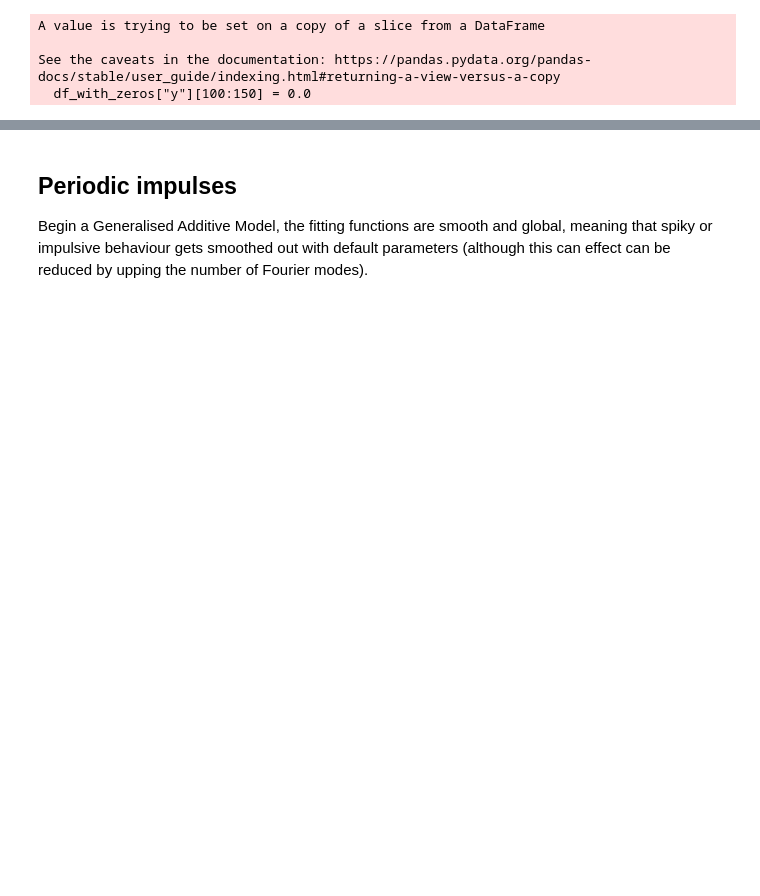
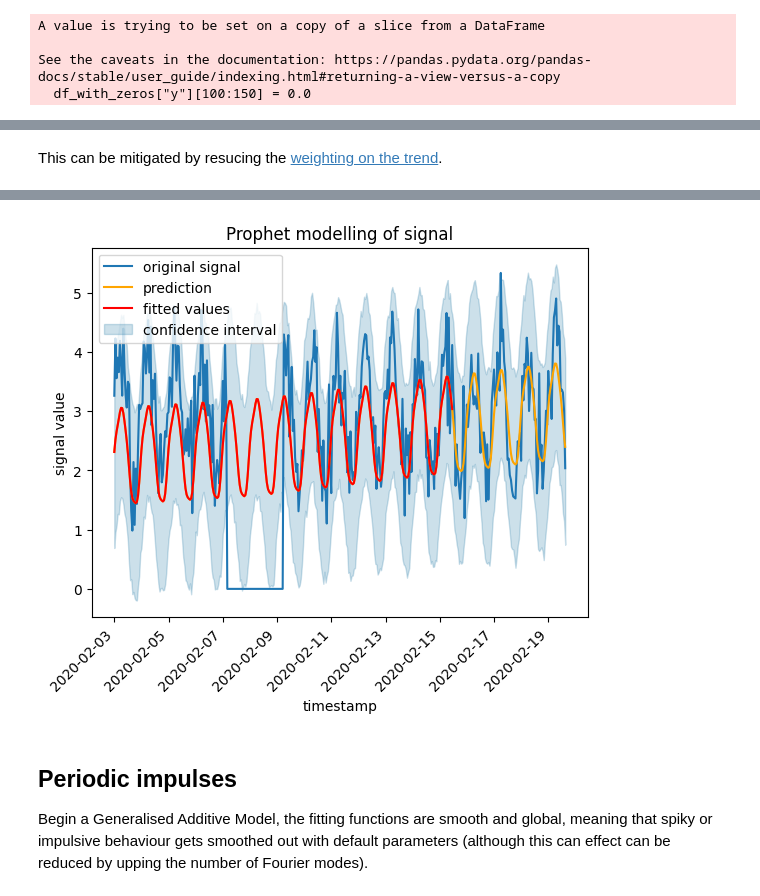
Before and after one commit to nagi49000/stats-play, a Jupyter notebook: python/notebooks/timeseries/prophet-models-on-timeseries.ipynb, the cells around one changed output, grey strips where cells are left out. Cells and saved outputs as stored; diff of their text form; code cells hidden in the pictures; blank space fills up the shorter version.

```diff
--- a/python/notebooks/timeseries/prophet-models-on-timeseries.ipynb
+++ b/python/notebooks/timeseries/prophet-models-on-timeseries.ipynb
@@ -156,0 +159,5 @@ plot_prophet_results(df_with_zeros, 300)
+# %% [markdown]
+This can be mitigated by resucing the [weighting on the trend](https://facebook.github.io/prophet/docs/diagnostics.html#hyperparameter-tuning).
+# %%
+plot_prophet_results(df_with_zeros, 300, prophet_kwargs={"changepoint_prior_scale": 0.02})
+# %% [output]
@@ -157,3 +166,4 @@ plot_prophet_results(df_with_zeros, 300)
+[figure, added]
 # %% [markdown]
 ## Periodic impulses
 
```
Also changed, not shown: parts of 16 cells of this notebook.
